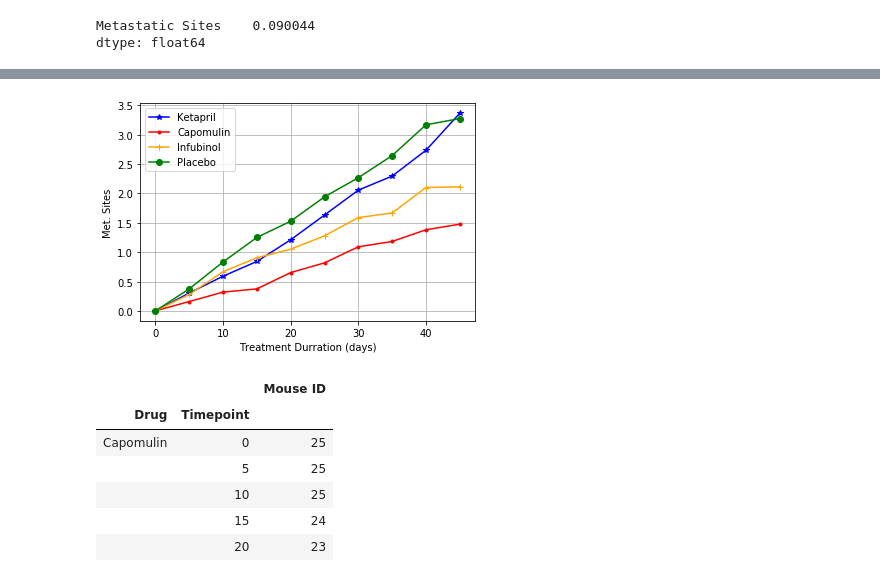
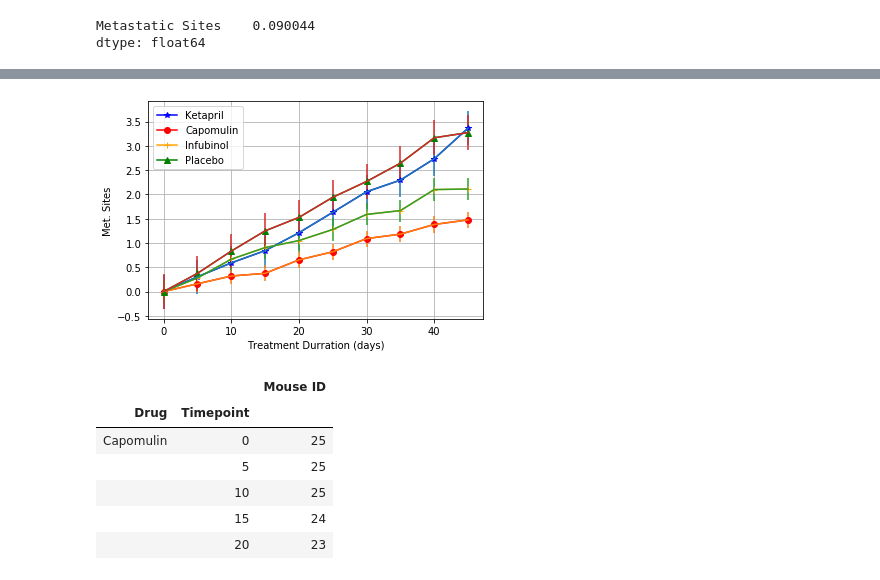
Before and after one commit to mcordray1988/matplotlib-Challenge, a Jupyter notebook: Pymaceuticals/Untitled.ipynb, the cells around one changed output, grey strips where cells are left out. Saved outputs shown, nothing was run; the diff lists cells and outputs as text; code cells hidden in the pictures.

```diff
--- a/Pymaceuticals/Untitled.ipynb
+++ b/Pymaceuticals/Untitled.ipynb
@@ -184,4 +187,8 @@ dtype: float64
 # Minor Data Munging to Re-Format the Data Frames
 met_reformated = mean_met.unstack(level = 0,fill_value=0)
 met_reformated
+Kmsem = met_reformated['Metastatic Sites', 'Ketapril'].sem()
+Cmsem =met_reformated['Metastatic Sites', 'Capomulin'].sem()
+Imsem = met_reformated['Metastatic Sites', 'Infubinol'].sem()
+Pmsem = met_reformated['Metastatic Sites', 'Placebo'].sem()
 # Preview that Reformatting worked
@@ -202,21 +195,25 @@ met_reformated
 # %%
 # Generate the Plot (with Error Bars)
 met_reformated = met_reformated[[("Metastatic Sites","Ketapril"), ("Metastatic Sites","Capomulin"), ("Metastatic Sites","Infubinol"), ("Metastatic Sites","Placebo")]]
 #met_reformated.plot(kind = "line", marker =".")
 plt.plot(time, met_reformated[("Metastatic Sites","Ketapril")],color="blue", marker ="*", label="Ketapril")
-plt.plot(time, met_reformated[("Metastatic Sites","Capomulin")],color="red", marker =".", label="Capomulin")
+plt.plot(time, met_reformated[("Metastatic Sites","Capomulin")],color="red", marker ="o", label="Capomulin")
 plt.plot(time, met_reformated[("Metastatic Sites","Infubinol")],color="orange", marker ="+", label="Infubinol")
-plt.plot(time, met_reformated[("Metastatic Sites","Placebo")],color="green", marker ="o", label="Placebo")
+plt.plot(time, met_reformated[("Metastatic Sites","Placebo")],color="green", marker ="^", label="Placebo")
+plt.errorbar(time,met_reformated['Metastatic Sites', 'Ketapril'],yerr=Kmsem)
+plt.errorbar(time,met_reformated['Metastatic Sites', 'Capomulin'],yerr=Cmsem)
+plt.errorbar(time,met_reformated['Metastatic Sites', 'Infubinol'],yerr=Imsem)
+plt.errorbar(time,met_reformated['Metastatic Sites', 'Placebo'],yerr=Pmsem)
 plt.grid()
 plt.legend()
 # Save the Figure
 plt.xlabel("Treatment Durration (days)")
 plt.ylabel("Met. Sites")
 #plt.savefig()
 # Show the Figure
 plt.show()
 # %% [output]
-[figure, old version]
+[figure, new version]
 # %%
 #### Survival Rates ####
 # Store the Count of Mice Grouped by Drug and Timepoint (W can pass any metric)
```
Also changed, not shown: parts of 11 cells of this notebook.
